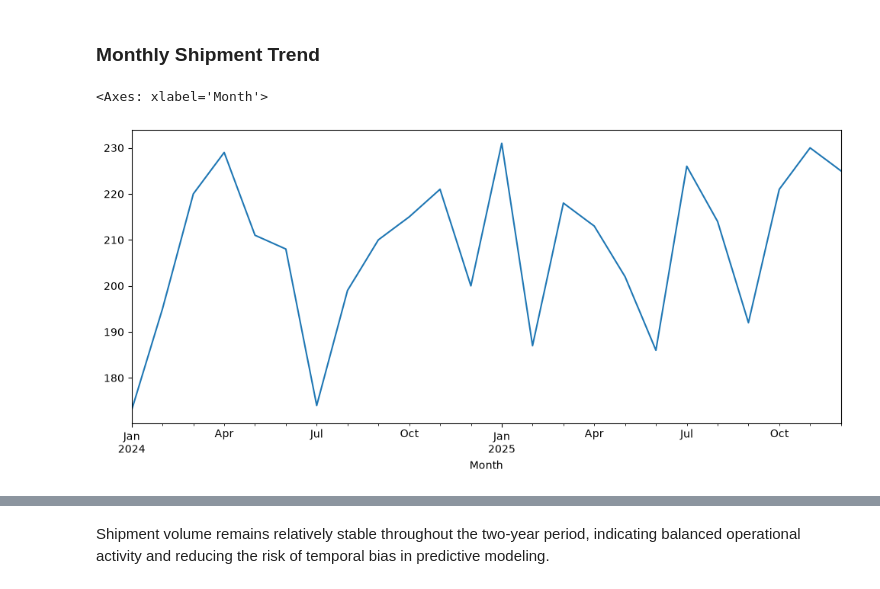
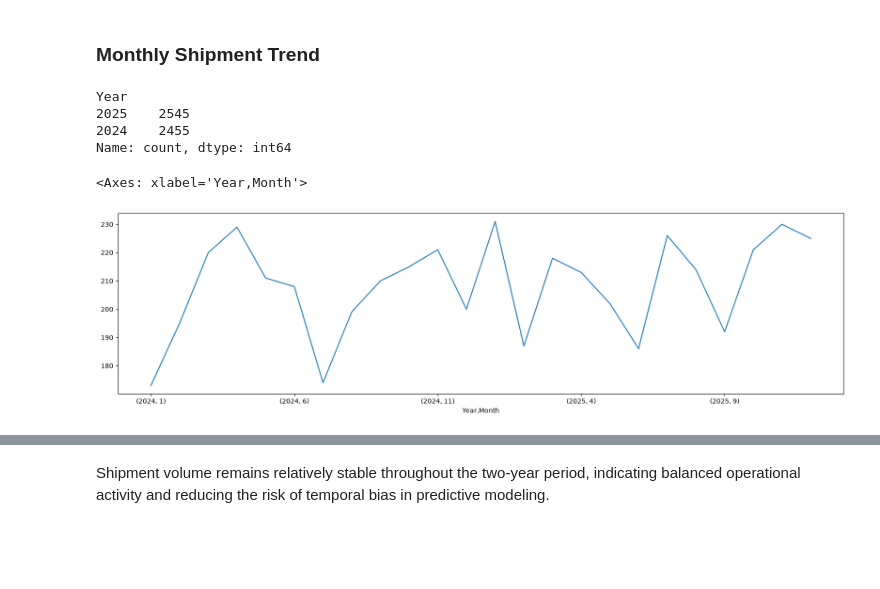
Before and after one commit to Devika-Viswom/SupplyPrescript, a Jupyter notebook: notebooks/1_data_understanding.ipynb, the cells around one changed output, grey strips where cells are left out. Cells and saved outputs as stored; diff of their text form; code cells hidden in the pictures; blank space fills up the shorter version.

```diff
--- a/notebooks/1_data_understanding.ipynb
+++ b/notebooks/1_data_understanding.ipynb
@@ -78,13 +78,22 @@ df.describe()
 # %% [markdown]
 ### Monthly Shipment Trend
 # %%
-df["Month"] = df["Date"].dt.to_period("M")
+df["Year"] = df["Date"].dt.year
+df["Month"] = df["Date"].dt.month
+df['Quarter'] = df['Date'].dt.quarter
+# %%
+df["Year"].value_counts()
+# %% [output]
+Year
+2025    2545
+2024    2455
+Name: count, dtype: int64
 # %%
-monthly_shipments = df.groupby("Month").size()
+monthly_shipments = df.groupby(["Year","Month"]).size()
 
 monthly_shipments.plot(
-    figsize=(12,5)
+    figsize=(20,5)
 )
 # %% [output]
-<Axes: xlabel='Month'>
+<Axes: xlabel='Year,Month'>
-[figure, old version]
+[figure, new version]
```
Also changed, not shown: parts of 17 cells of this notebook, 9 other files.
